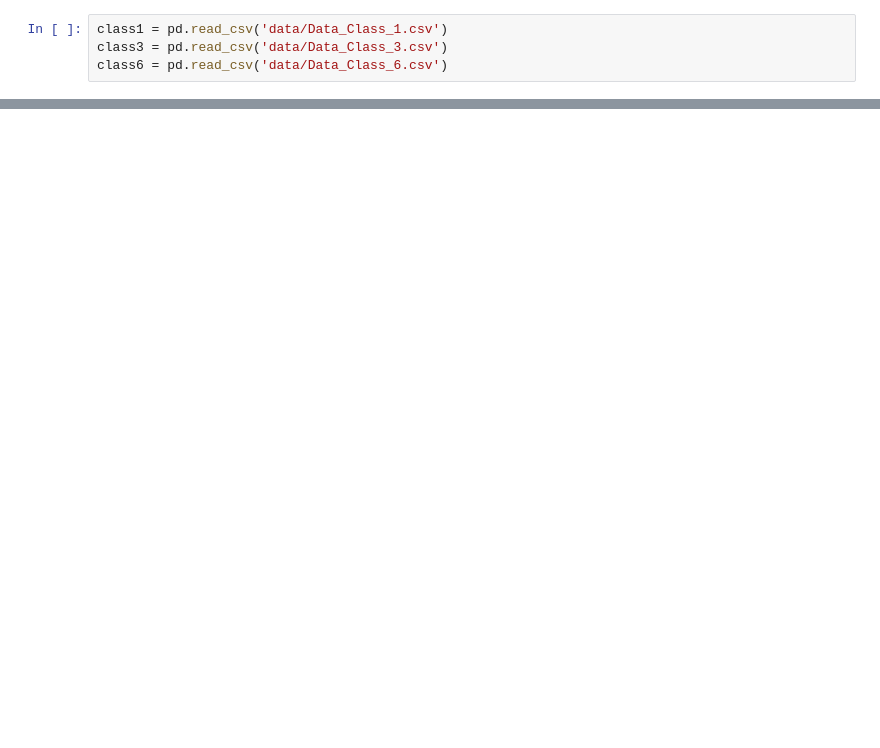
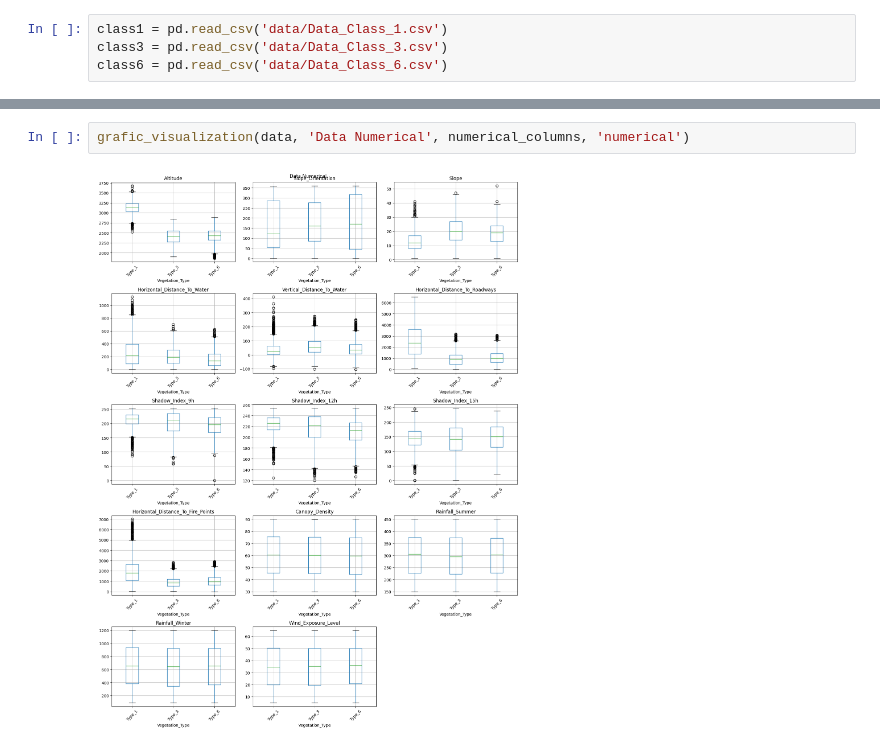
Before and after one commit to beatrizmsa/ml-vegetation-classifier, a Jupyter notebook: notebook.ipynb, the cells around one changed output, grey strips where cells are left out. Saved outputs shown, nothing was run; the diff lists cells and outputs as text; blank space fills up the shorter version.

```diff
--- a/notebook.ipynb
+++ b/notebook.ipynb
@@ -62,0 +109,4 @@ data
+# %%
+grafic_visualization(data, 'Data Numerical', numerical_columns, 'numerical')
+# %% [output]
+[figure, added]
```
Also changed, not shown: parts of 9 cells of this notebook, 2 other files.
